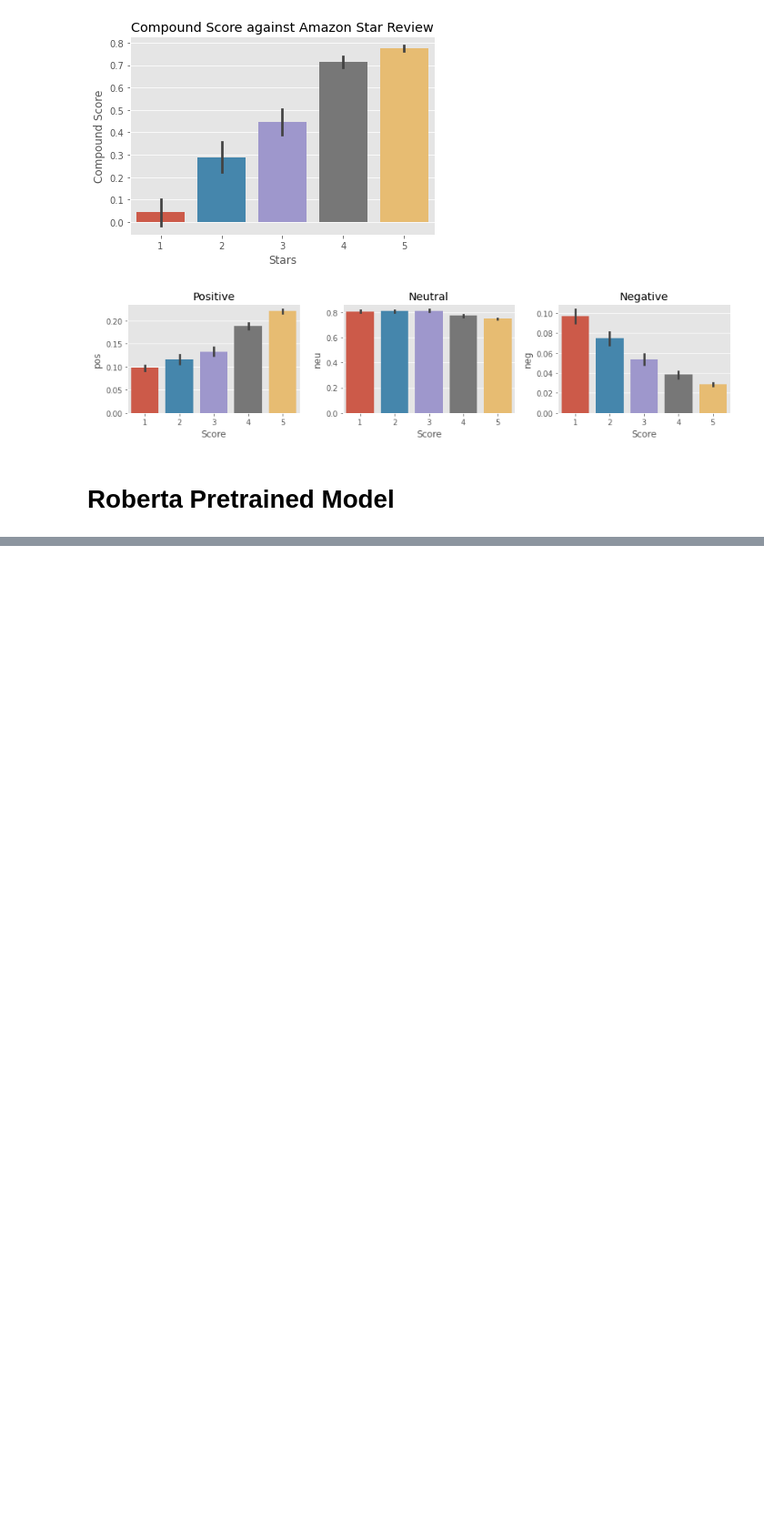
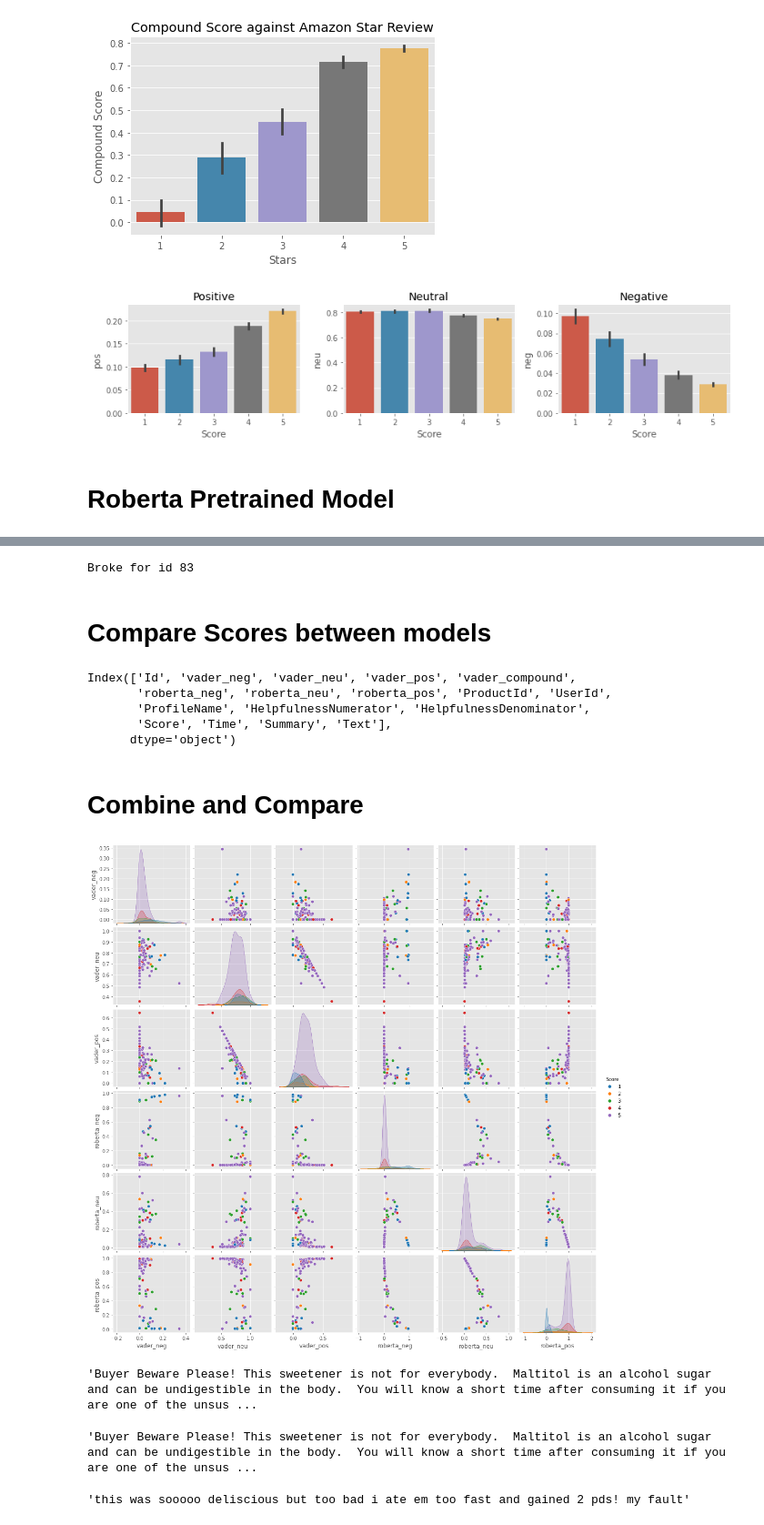
Before and after one commit to Tanvi-Chouhan/Sentiment-Analysis-in-Python, a Jupyter notebook: sentiment-analysis-in-python.ipynb, the cells around one changed output, grey strips where cells are left out. Shown at 91% size. Saved outputs shown, nothing was run; the diff lists cells and outputs as text; code cells hidden in the pictures; blank space fills up the shorter version.

Commit message:
Kaggle Notebook | Sentiment Analysis in Python | Version 6

```diff
--- a/sentiment-analysis-in-python.ipynb
+++ b/sentiment-analysis-in-python.ipynb
@@ -164,4 +165,4 @@ from scipy.special import softmax
 # %%
-# MODEL = f"cardiffnlp/twitter-roberta-base-sentiment"
-# tokenizer = AutoTokenizer.from_pretrained(MODEL)
-# model = AutoModelForSequenceClassification.from_pretrained(MODEL)
+MODEL = f"cardiffnlp/twitter-roberta-base-sentiment"
+tokenizer = AutoTokenizer.from_pretrained(MODEL)
+model = AutoModelForSequenceClassification.from_pretrained(MODEL)
@@ -167,0 +190,70 @@ from scipy.special import softmax
+# %%
+def polarity_scores_roberta(example):
+    encoded_text = tokenizer(example, return_tensors='pt')
+    output = model(**encoded_text)
+    scores = output[0][0].detach().numpy()
+    scores = softmax(scores)
+    scores_dict = {
+        'roberta_neg' : scores[0],
+        'roberta_neu' : scores[1],
+        'roberta_pos' : scores[2]
+    }
+    return scores_dict
+# %%
+res = {}
+df = df.head(100)
+for i, row in tqdm(df.iterrows(), total=len(df)):
+    try:
+        text = row['Text']
+        myid = row['Id']
+        vader_result = sia.polarity_scores(text)
+        vader_result_rename = {}
+        for key, value in vader_result.items():
+            vader_result_rename[f"vader_{key}"] = value
+        roberta_result = polarity_scores_roberta(text)
+        both = {**vader_result_rename, **roberta_result}
+        res[myid] = both
+    except RuntimeError:
+        print(f'Broke for id {myid}')
+# %% [output]
+Broke for id 83
+# %%
+results_df = pd.DataFrame(res).T
+results_df = results_df.reset_index().rename(columns={'index': 'Id'})
+results_df = results_df.merge(df, how='left')
+# %% [markdown]
+# **Compare Scores between models**
+# %%
+results_df.columns
+# %% [output]
+Index(['Id', 'vader_neg', 'vader_neu', 'vader_pos', 'vader_compound',
+       'roberta_neg', 'roberta_neu', 'roberta_pos', 'ProductId', 'UserId',
+       'ProfileName', 'HelpfulnessNumerator', 'HelpfulnessDenominator',
+       'Score', 'Time', 'Summary', 'Text'],
+      dtype='object')
+# %% [markdown]
+# **Combine and Compare**
+# %%
+sns.pairplot(data=results_df,
+             vars=['vader_neg', 'vader_neu', 'vader_pos',
+                  'roberta_neg', 'roberta_neu', 'roberta_pos'],
+            hue='Score',
+            palette='tab10')
+plt.show()
+# %% [output]
+[figure, added]
+# %%
+results_df.query('Score == 1') \
+    .sort_values('roberta_pos', ascending=False)['Text'].values[0]
+# %% [output]
+'Buyer Beware Please! This sweetener is not for everybody.  Maltitol is an alcohol sugar and can be undigestible in the body.  You will know a short time after consuming it if you are one of the unsus ...
+# %%
+results_df.query('Score == 1') \
+    .sort_values('vader_pos', ascending=False)['Text'].values[0]
+# %% [output]
+'Buyer Beware Please! This sweetener is not for everybody.  Maltitol is an alcohol sugar and can be undigestible in the body.  You will know a short time after consuming it if you are one of the unsus ...
+# %%
+results_df.query('Score == 5') \
+    .sort_values('roberta_neg', ascending=False)['Text'].values[0]
+# %% [output]
+'this was sooooo deliscious but too bad i ate em too fast and gained 2 pds! my fault'
```
Also changed, not shown: parts of 9 cells of this notebook.
